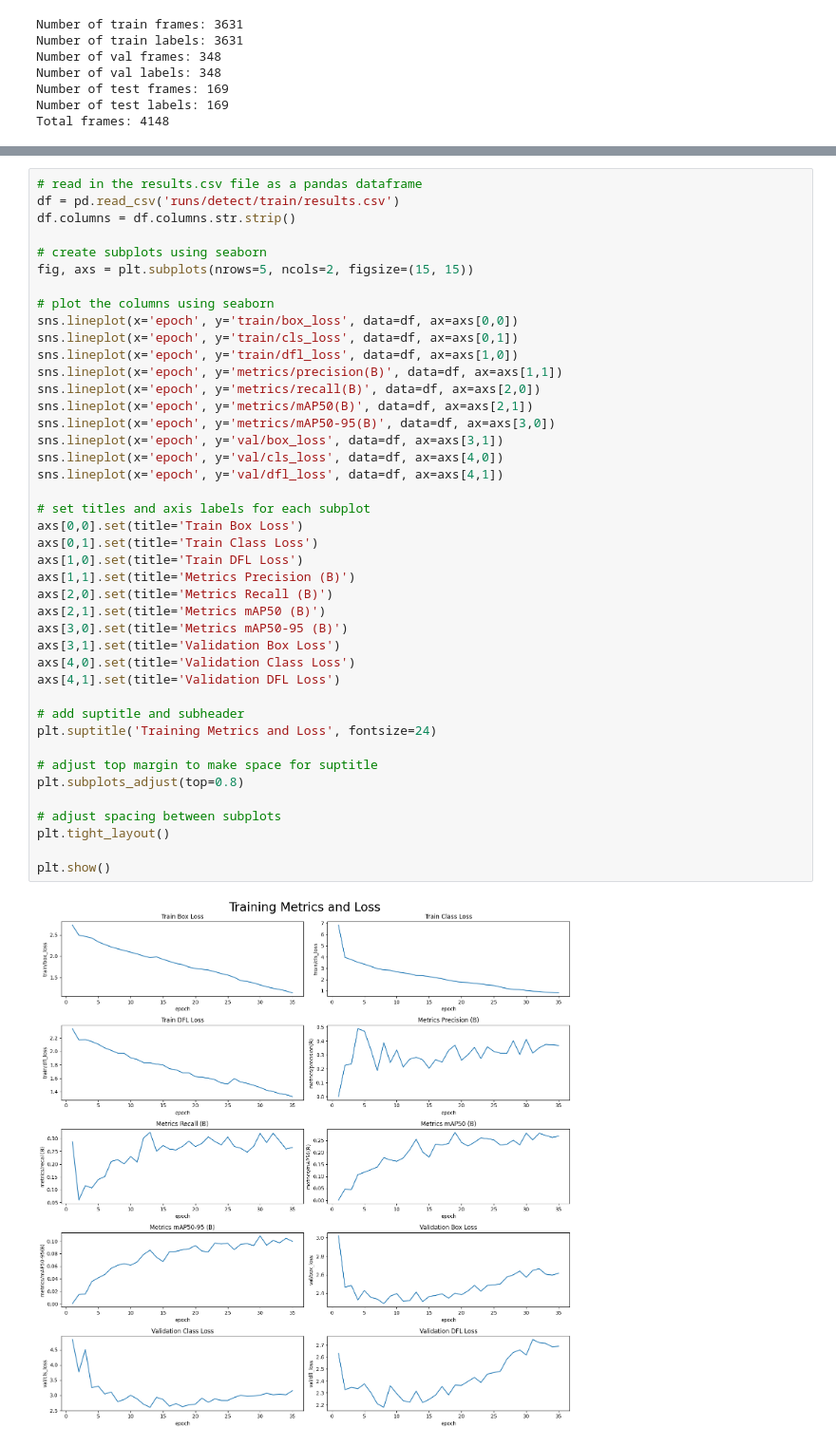
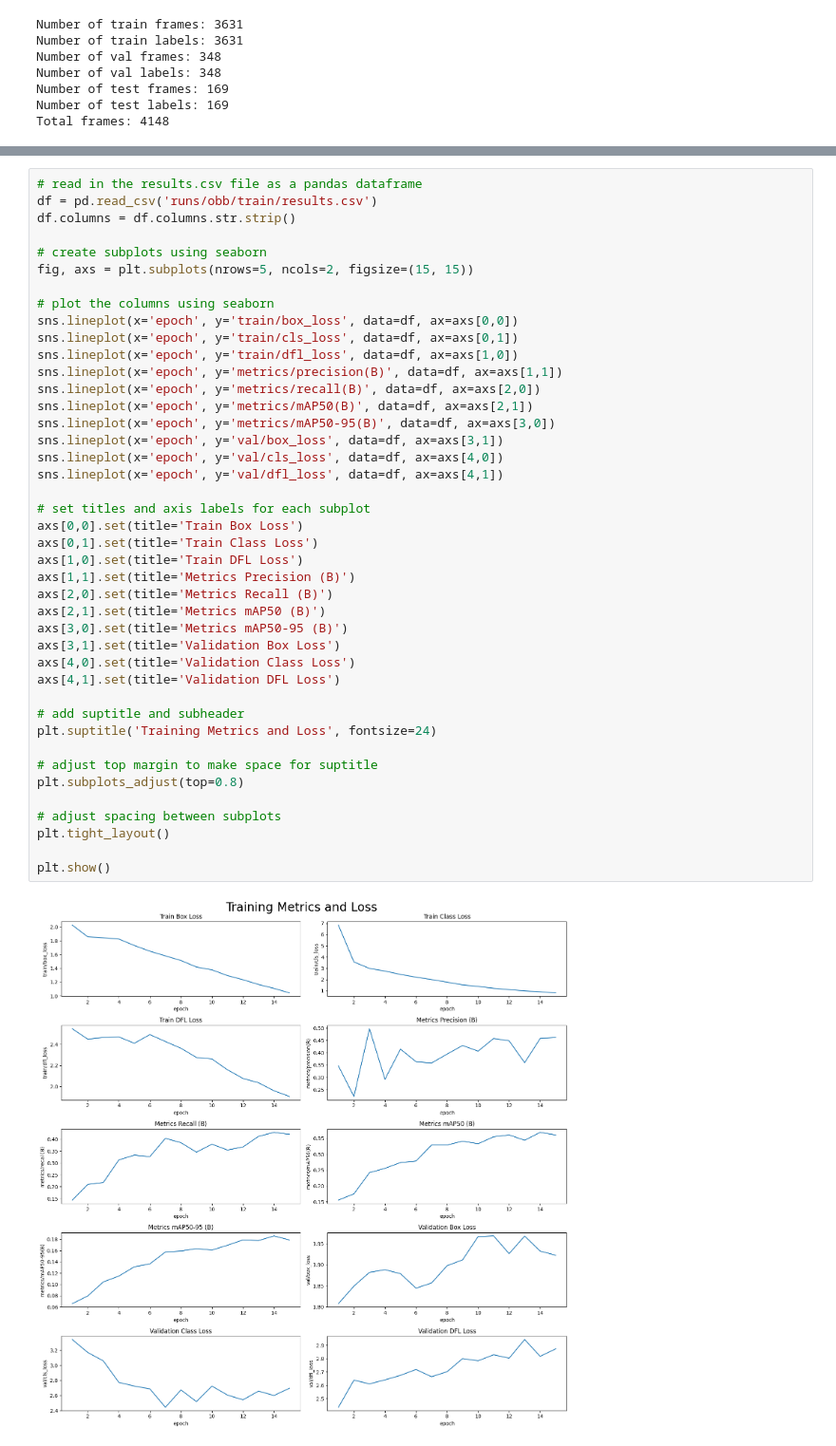
Before and after one commit to DanielCapannini/project_VAeR, a Jupyter notebook: project3.ipynb, the cells around one changed output, grey strips where cells are left out. Shown at 95% size. Cells and saved outputs as stored; diff of their text form.

```diff
--- a/project3.ipynb
+++ b/project3.ipynb
@@ -357,6 +364,6 @@ Starting training for 35 epochs...
 # %%
 # read in the results.csv file as a pandas dataframe
-df = pd.read_csv('runs/detect/train/results.csv')
+df = pd.read_csv('runs/obb/train/results.csv')
 df.columns = df.columns.str.strip()
 
 # create subplots using seaborn
@@ -370,33 +377,33 @@ sns.lineplot(x='epoch', y='metrics/precision(B)', data=df, ax=axs[1,1])
 sns.lineplot(x='epoch', y='metrics/recall(B)', data=df, ax=axs[2,0])
 sns.lineplot(x='epoch', y='metrics/mAP50(B)', data=df, ax=axs[2,1])
 sns.lineplot(x='epoch', y='metrics/mAP50-95(B)', data=df, ax=axs[3,0])
 sns.lineplot(x='epoch', y='val/box_loss', data=df, ax=axs[3,1])
 sns.lineplot(x='epoch', y='val/cls_loss', data=df, ax=axs[4,0])
 sns.lineplot(x='epoch', y='val/dfl_loss', data=df, ax=axs[4,1])
 
 # set titles and axis labels for each subplot
 axs[0,0].set(title='Train Box Loss')
 axs[0,1].set(title='Train Class Loss')
 axs[1,0].set(title='Train DFL Loss')
 axs[1,1].set(title='Metrics Precision (B)')
 axs[2,0].set(title='Metrics Recall (B)')
 axs[2,1].set(title='Metrics mAP50 (B)')
 axs[3,0].set(title='Metrics mAP50-95 (B)')
 axs[3,1].set(title='Validation Box Loss')
 axs[4,0].set(title='Validation Class Loss')
 axs[4,1].set(title='Validation DFL Loss')
 
 # add suptitle and subheader
 plt.suptitle('Training Metrics and Loss', fontsize=24)
 
 # adjust top margin to make space for suptitle
 plt.subplots_adjust(top=0.8)
 
 # adjust spacing between subplots
 plt.tight_layout()
 
 plt.show()
 # %% [output]
-[figure, old version]
+[figure, new version]
 # %%
 # Loading the best performing model
```
Also changed, not shown: parts of 13 cells of this notebook.
